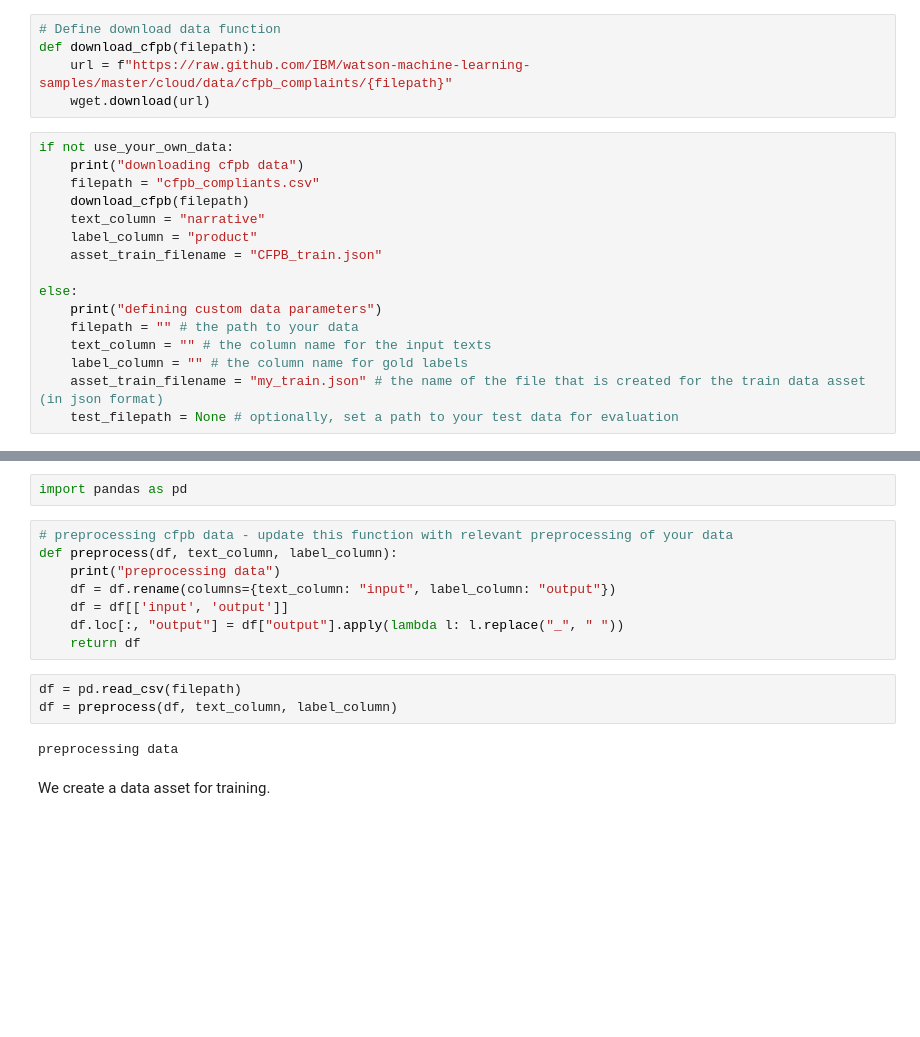
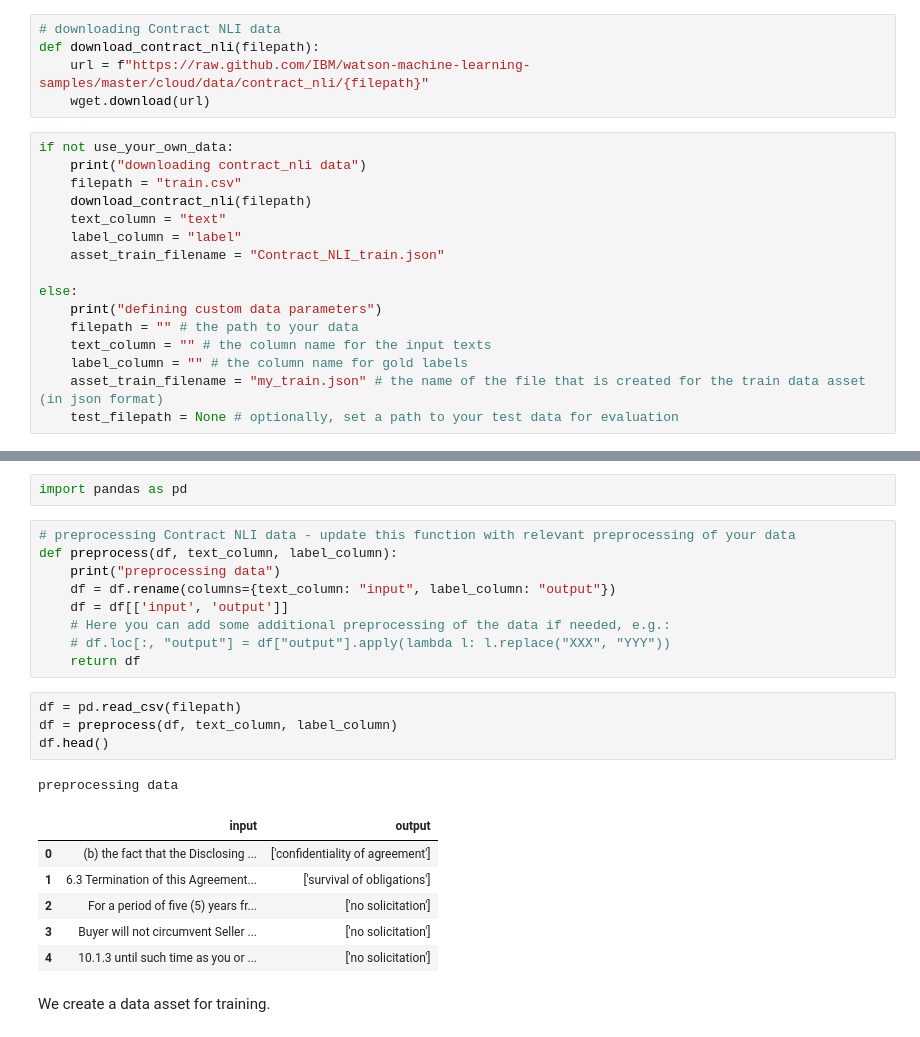
Before and after one commit to IBMDataScience/sample-notebooks, a Jupyter notebook: Cloud/IPYNB/Prompt Tuning for Multi-class Classification with watsonx.ipynb, the cells around one changed output, grey strips where cells are left out. Cells and saved outputs as stored; diff of their text form; blank space fills up the shorter version.

Commit message:
Notebook update - https://github.ibm.com/dap/dsx-documentation-source/issues/6910#issuecomment-77529784

```diff
--- a/Cloud/IPYNB/Prompt Tuning for Multi-class Classification with watsonx.ipynb
+++ b/Cloud/IPYNB/Prompt Tuning for Multi-class Classification with watsonx.ipynb
@@ -136,18 +138,18 @@ use_your_own_data = False
 # %%
 import wget
 # %%
-# Define download data function
-def download_cfpb(filepath):
-    url = f"https://raw.github.com/IBM/watson-machine-learning-samples/master/cloud/data/cfpb_complaints/{filepath}"
+# downloading Contract NLI data
+def download_contract_nli(filepath):
+    url = f"https://raw.github.com/IBM/watson-machine-learning-samples/master/cloud/data/contract_nli/{filepath}"
     wget.download(url)
 # %%
 if not use_your_own_data:
-    print("downloading cfpb data")
-    filepath = "cfpb_compliants.csv"
-    download_cfpb(filepath)
-    text_column = "narrative"
-    label_column = "product"
-    asset_train_filename = "CFPB_train.json"
+    print("downloading contract_nli data")
+    filepath = "train.csv"
+    download_contract_nli(filepath)
+    text_column = "text"
+    label_column = "label"
+    asset_train_filename = "Contract_NLI_train.json"
 
 else:
     print("defining custom data parameters")
@@ -163,18 +169,26 @@ We preprocess the data. For CFPB, originally the labels contain underscores that
 # %%
 import pandas as pd
 # %%
-# preprocessing cfpb data - update this function with relevant preprocessing of your data
+# preprocessing Contract NLI data - update this function with relevant preprocessing of your data
 def preprocess(df, text_column, label_column):
     print("preprocessing data")
     df = df.rename(columns={text_column: "input", label_column: "output"})
     df = df[['input', 'output']]
-    df.loc[:, "output"] = df["output"].apply(lambda l: l.replace("_", " "))
+    # Here you can add some additional preprocessing of the data if needed, e.g.:
+    # df.loc[:, "output"] = df["output"].apply(lambda l: l.replace("XXX", "YYY"))
     return df
 # %%
 df = pd.read_csv(filepath)
 df = preprocess(df, text_column, label_column)
+df.head()
 # %% [output]
 preprocessing data
+|  | input | output |
+| 0 | (b) the fact that the Disclosing ... | ['confidentiality of agreement'] |
+| 1 | 6.3 Termination of this Agreement... | ['survival of obligations'] |
+| 2 | For a period of five (5) years fr... | ['no solicitation'] |
+| 3 | Buyer will not circumvent Seller ... | ['no solicitation'] |
+| 4 | 10.1.3 until such time as you or ... | ['no solicitation'] |
 # %% [markdown]
 We create a data asset for training.
 # %%
```
Also changed, not shown: parts of 91 cells of this notebook.
